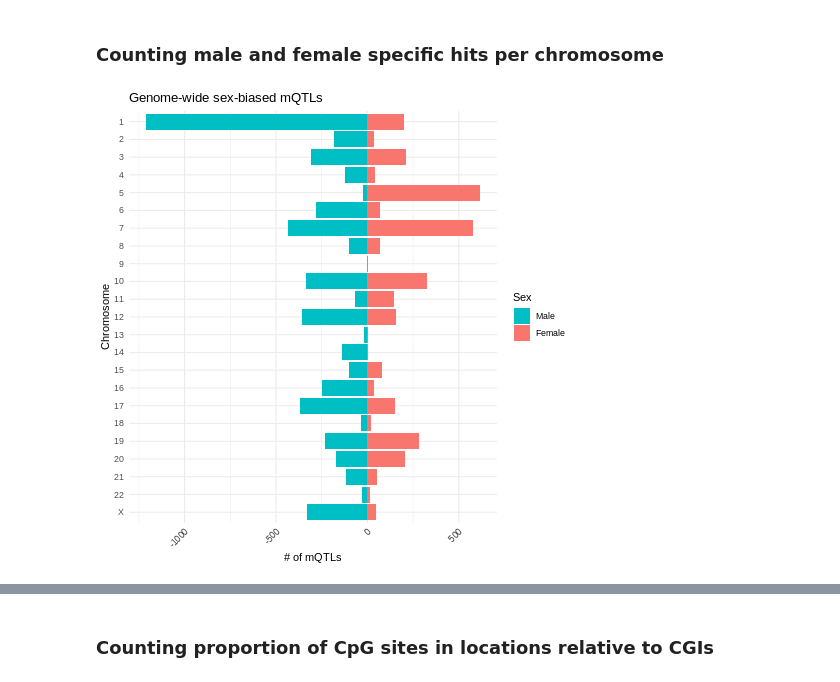
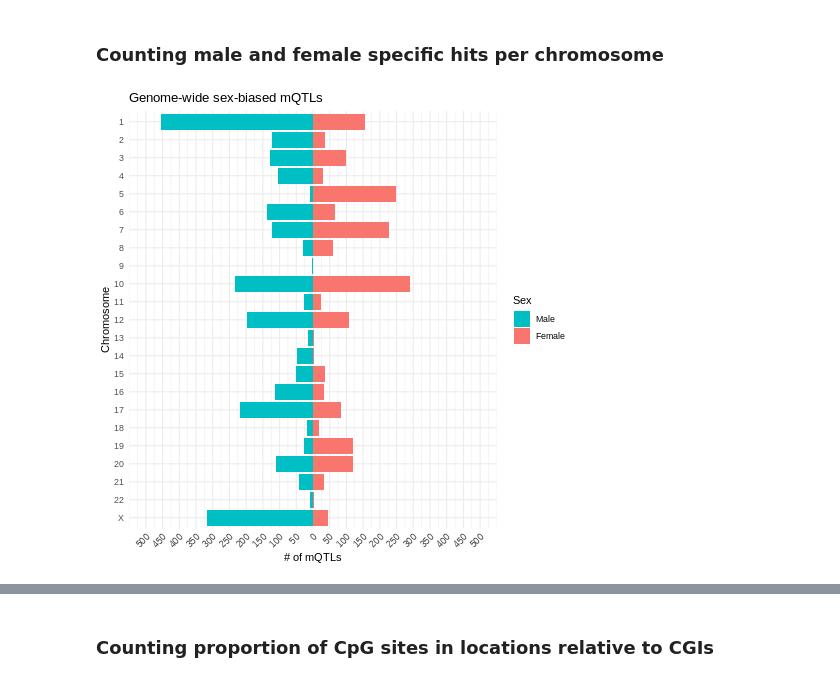
Before and after one commit to wilcas/sex_specific_mQTL, a Jupyter notebook: delahaye_mQTL_analyses/mQTL_meta_analysis.ipynb, the cells around one changed output, grey strips where cells are left out. Drawn from its saved outputs; the diff is of its cells as text; code cells hidden in the pictures.

```diff
--- a/delahaye_mQTL_analyses/mQTL_meta_analysis.ipynb
+++ b/delahaye_mQTL_analyses/mQTL_meta_analysis.ipynb
@@ -336,8 +336,11 @@ sex_interaction_sig_annot = pd.read_csv("../data/sex_interaction_meta_annotated_
 # %% [markdown]
 ### Counting male and female specific hits per chromosome
 # %%
-male_spec = male_sig_annot[male_sig_annot.Probe.isin(sex_interaction_sig_annot.Probe) & male_sig_annot.SNP.isin(sex_interaction_sig_annot.SNP)]
-female_spec = female_sig_annot[female_sig_annot.Probe.isin(sex_interaction_sig_annot.Probe) & female_sig_annot.SNP.isin(sex_interaction_sig_annot.SNP)]
+sex_merge = sex_interaction_sig_annot.set_index(['SNP','Probe'])
+male_merge = male_sig_annot.set_index(['SNP','Probe'])
+female_merge = female_sig_annot.set_index(['SNP','Probe'])
+male_spec = male_merge.reindex(sex_merge.index).dropna(how='all').reset_index()
+female_spec = female_merge.reindex(sex_merge.index).dropna(how='all').reset_index()
 male_count = male_spec.groupby("Chr").size().reset_index()
 female_count = female_spec.groupby("Chr").size().reset_index()
 male_count.columns = ['Chr',"mQTLs"]
@@ -355,24 +358,24 @@ sex_cpg = sex_interaction_sig_annot[['SNP','Probe','Chr','b','SE','Relation_to_I
 # %%
 %%R -i male_count -i female_count
 
 male_count$Sex <- "Male"
 female_count$Sex <- "Female"
 to_plot <- rbind(female_count,male_count)
 to_plot$Sex <- factor(to_plot$Sex, levels = c("Male","Female"))
 to_plot$Chr <- as.character(to_plot$Chr)
 to_plot$Chr <- ifelse(to_plot$Chr == "23", "X",to_plot$Chr )
 to_plot$Chr <- factor(to_plot$Chr,levels = rev(c(as.character(1:22),"X")))
 ggplot(to_plot,aes(Chr,mQTLs,fill = Sex)) +
     geom_bar(stat="identity",position="identity") +
     coord_flip() +
-    #scale_y_continuous(breaks=seq(-1600, 1600, 100),labels=as.character(c(seq(1600,0,-100),seq(100,1600,100))),limits=c(-1600,1600))+
+    scale_y_continuous(breaks=seq(-500, 500, 50),labels=as.character(c(seq(500,0,-50),seq(50,500,50))),limits=c(-500,500))+
     theme_minimal() +
     scale_fill_manual(values = c("#00bfc4","#f8766d"))+
     labs(y="# of mQTLs",x = "Chromosome") +
     ggtitle("Genome-wide sex-biased mQTLs") +
     theme(axis.text.x = element_text(angle=45,hjust=1,vjust=1))
 # %% [output]
-[figure, old version]
+[figure, new version]
 # %%
 %%R -i female_effects -i male_effects
 female_effects$Sex <- "Female"
```
Also changed, not shown: parts of 3 cells of this notebook, 7 other files.
